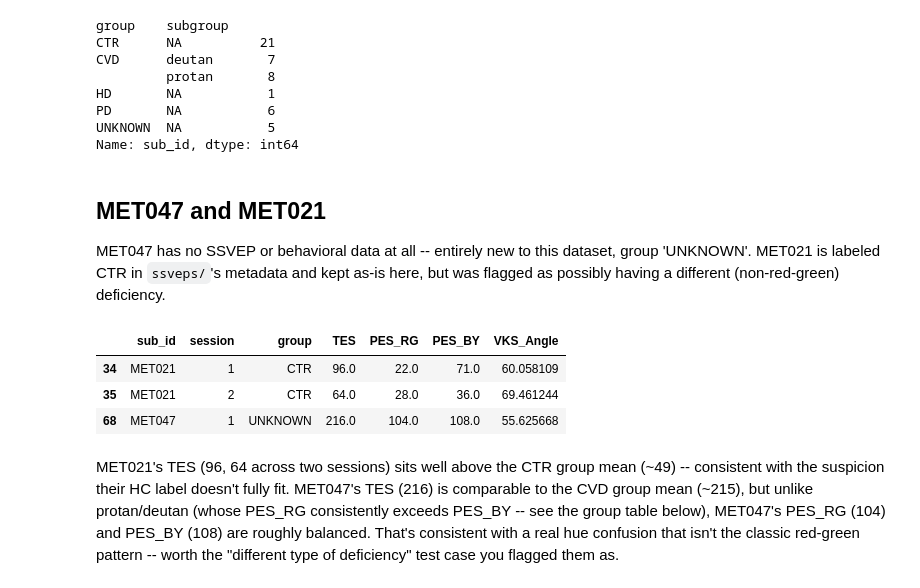
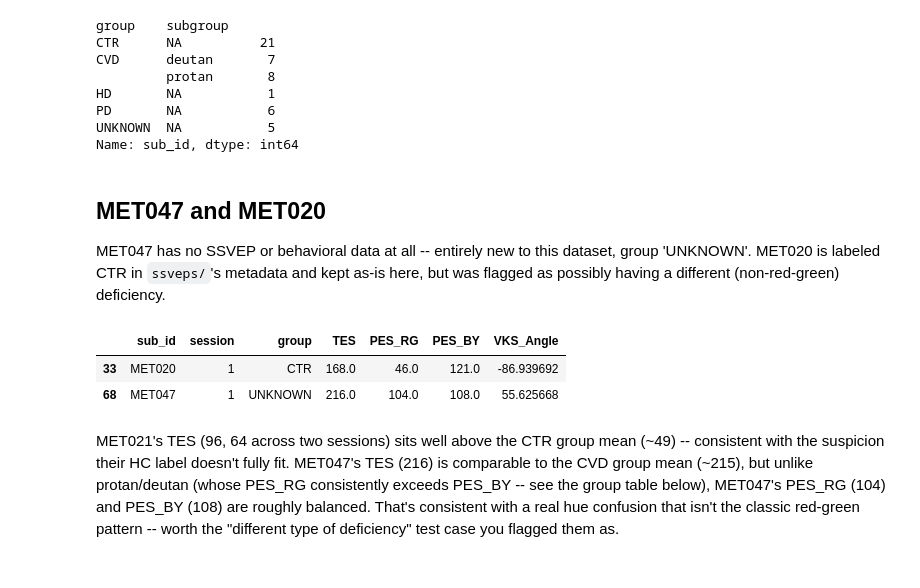
Before and after one commit to zevaz13/DataAnalysisGeneral, a Jupyter notebook: standardizedScores/FM100/notebooks/01_explore.ipynb, the cells around one changed output. Cells and saved outputs as stored; diff of their text form; code cells hidden in the pictures.

```diff
--- a/standardizedScores/FM100/notebooks/01_explore.ipynb
+++ b/standardizedScores/FM100/notebooks/01_explore.ipynb
@@ -38,18 +38,17 @@ PD       NA           6
 UNKNOWN  NA           5
 Name: sub_id, dtype: int64
 # %% [markdown]
-## MET047 and MET021
+## MET047 and MET020
 
 MET047 has no SSVEP or behavioral data at all -- entirely new to this
-dataset, group 'UNKNOWN'. MET021 is labeled CTR in `ssveps/`'s metadata
+dataset, group 'UNKNOWN'. MET020 is labeled CTR in `ssveps/`'s metadata
 and kept as-is here, but was flagged as possibly having a different
 (non-red-green) deficiency.
 # %%
-score_table[score_table['sub_id'].isin(['MET047', 'MET021'])][['sub_id', 'session', 'group', 'TES', 'PES_RG', 'PES_BY', 'VKS_Angle']]
+score_table[score_table['sub_id'].isin(['MET047', 'MET020'])][['sub_id', 'session', 'group', 'TES', 'PES_RG', 'PES_BY', 'VKS_Angle']]
 # %% [output]
 |  | sub_id | session | group | TES | PES_RG | PES_BY | VKS_Angle |
-| 34 | MET021 | 1 | CTR | 96.0 | 22.0 | 71.0 | 60.058109 |
-| 35 | MET021 | 2 | CTR | 64.0 | 28.0 | 36.0 | 69.461244 |
+| 33 | MET020 | 1 | CTR | 168.0 | 46.0 | 121.0 | -86.939692 |
 | 68 | MET047 | 1 | UNKNOWN | 216.0 | 104.0 | 108.0 | 55.625668 |
 # %% [markdown]
 MET021's TES (96, 64 across two sessions) sits well above the CTR group
```
Also changed, not shown: parts of 6 cells of this notebook, 22 other files.
